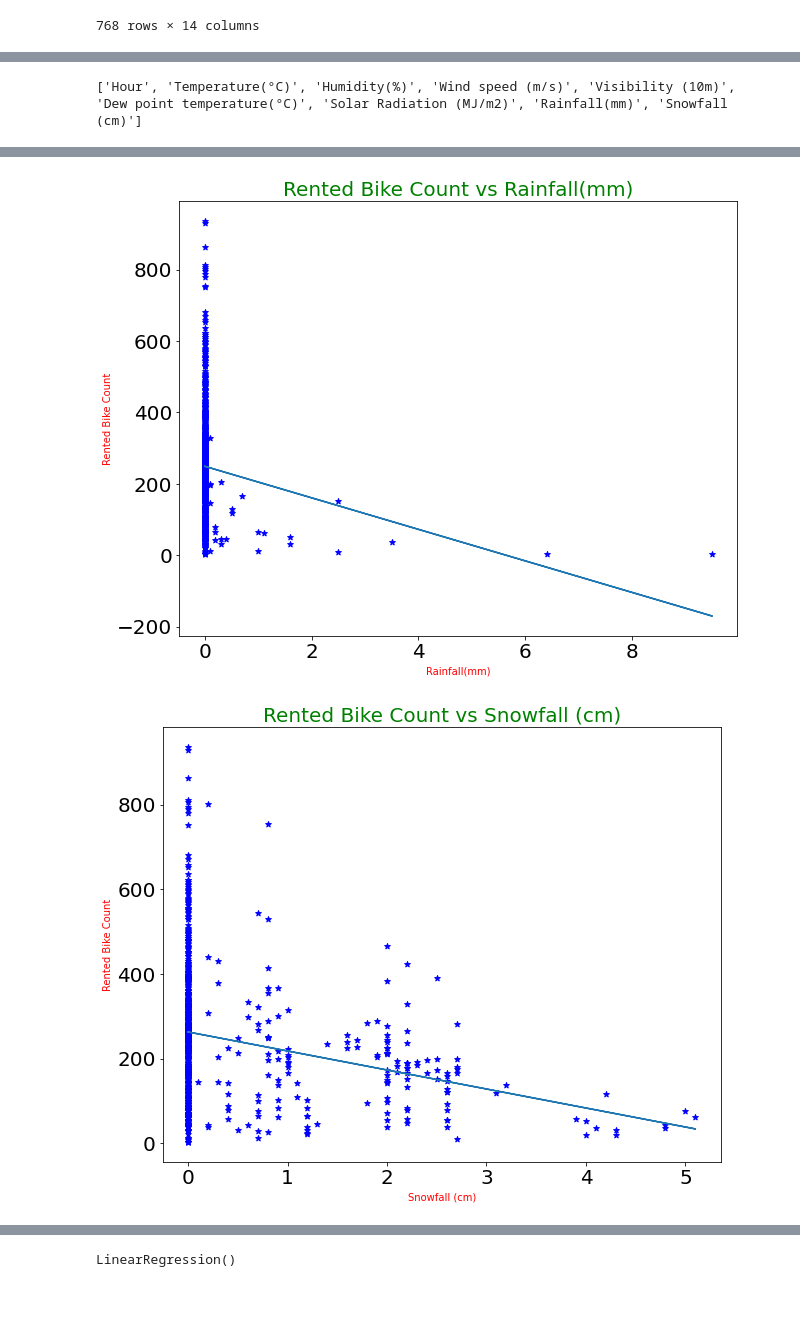
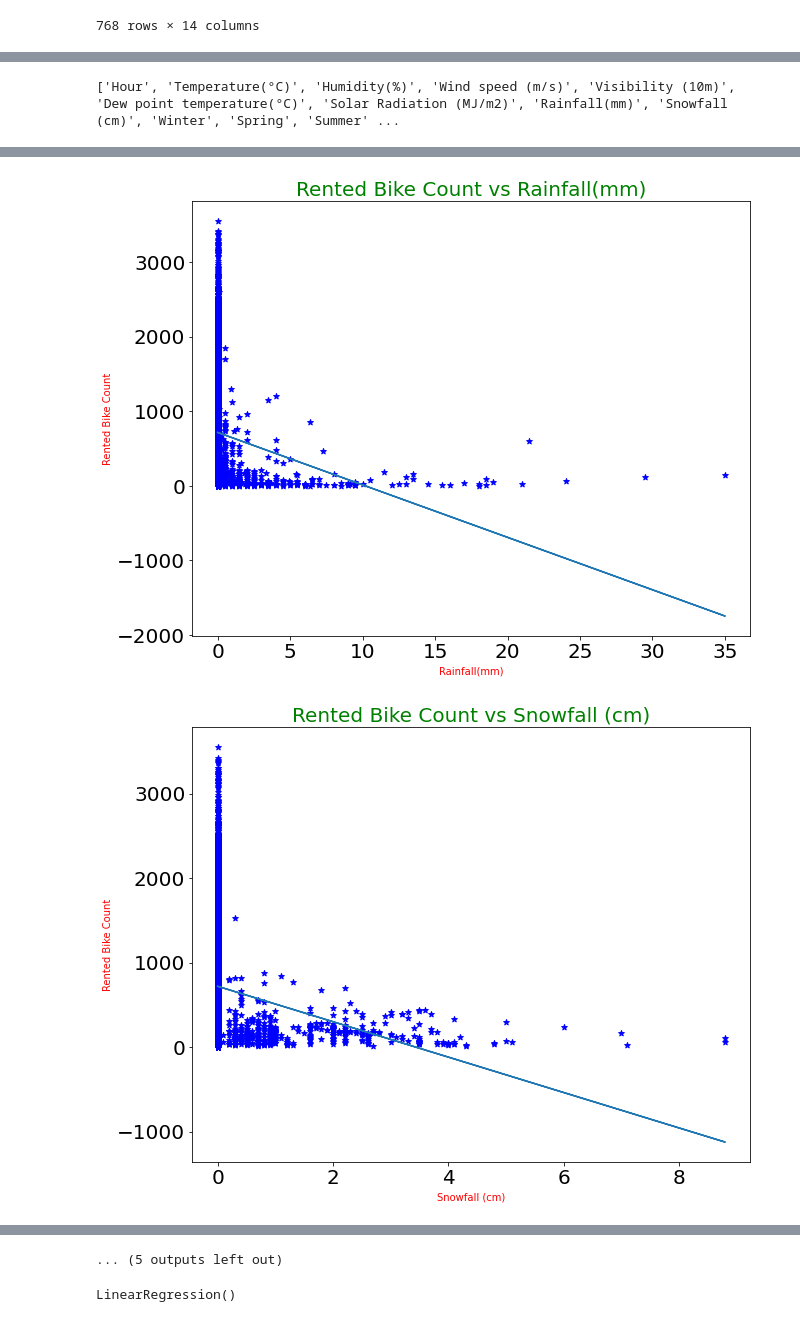
Before and after one commit to khalid-data-aspirant42/Bike-Sharing-Demand-Prediction, a Jupyter notebook: Bike_Sharing_Demand.ipynb, the cells around one changed output, grey strips where cells are left out. Drawn from its saved outputs; the diff is of its cells as text; code cells hidden in the pictures.

```diff
--- a/Bike_Sharing_Demand.ipynb
+++ b/Bike_Sharing_Demand.ipynb
@@ -145,8 +215,8 @@ df_dec_17
 # %%
 # Ploting scatter graph  for dependent and independent variables
 for elem in col_list:
-    x = df_dec_17[elem]
-    y = df_dec_17['Rented Bike Count']
+    x = df1[elem]
+    y = df1['Rented Bike Count']
     plt.scatter(x,y)
     plt.title(f'Rented Bike Count vs {elem}', fontsize=20, color='green')
     plt.ylabel('Rented Bike Count', fontsize=20, color='red')
@@ -168,0 +311,24 @@ for elem in col_list:
+# %%
+df1_pr = df1.copy()
+# %%
+encoders_nums = {"Seasons":{"Winter":0,"Spring":1, "Summer":2, "Autumn":3},
+                 "Holiday":{"Holiday":1,"No Holiday":0},
+                 "Functioning Day":     {"Yes": 1, "No": 0},}
+
+df1_pr = df1_pr.replace(encoders_nums)
+# %%
+# Create dummy variables for the catgeorical variable State
+df1_pr['Winter'] = np.where(df1_pr['Seasons']=='Winter', 1, 0)
+df1_pr['Spring'] = np.where(df1_pr['Seasons']=='Spring', 1, 0)
+df1_pr['Summer'] = np.where(df1_pr['Seasons']=='Summer', 1, 0)
+df1_pr['Autumn'] = np.where(df1_pr['Seasons']=='Winter', 1, 0)
+df1_pr['Holiday'] = np.where(df1_pr['Holiday']=='Holiday', 1, 0)
+df1_pr['No Holiday'] = np.where(df1_pr['Holiday']=='No Holiday', 1, 0)
+df1_pr['Yes'] = np.where(df1_pr['Functioning Day']=='Yes', 1, 0)
+df1_pr['No'] = np.where(df1_pr['Functioning Day']=='No', 1, 0)
+
+
+# Drop the original columns from the dataframe
+df1_pr.drop(columns=['Seasons'],axis=1,inplace=True)
+df1_pr.drop(columns=['Holiday'],axis=1,inplace=True)
+df1_pr.drop(columns=['Functioning Day'],axis=1,inplace=True)
@@ -172,25 +354,25 @@ from sklearn import linear_model
 # %%
 # Extracting essential columns
 col_list = []
-for e in list(df1.columns):
+for e in list(df1_pr.columns):
     col_list.append(e)
-list2 = ['Date','Rented Bike Count', 'Seasons', 'Holiday', 'Functioning Day']
+list2 = ['Date','Rented Bike Count']
 for e in list2:
     col_list.remove(e)
 print(col_list)
 
 for elem in col_list:
-    y = df_dec_17['Rented Bike Count']
+    y = df1_pr['Rented Bike Count']
     reg = linear_model.LinearRegression()
-    reg.fit(df_dec_17[[elem]],y)
+    reg.fit(df1_pr[[elem]],y)
     plt.title(f'Rented Bike Count vs {elem}', fontsize=20, color='green')
     plt.xlabel(elem, color='red')
     plt.ylabel('Rented Bike Count', color='red')
-    plt.scatter(df_dec_17[elem],y, color='blue', marker='*')
-    plt.plot(df_dec_17[elem], reg.predict(df_dec_17[[elem]]))
+    plt.scatter(df1_pr[elem],y, color='blue', marker='*')
+    plt.plot(df1_pr[elem], reg.predict(df1_pr[[elem]]))
     plt.yticks(fontsize=20)
     plt.xticks(fontsize=20)
     plt.rcParams['figure.figsize'] = (10, 8)
     plt.show()
 # %% [output]
-['Hour', 'Temperature(°C)', 'Humidity(%)', 'Wind speed (m/s)', 'Visibility (10m)', 'Dew point temperature(°C)', 'Solar Radiation (MJ/m2)', 'Rainfall(mm)', 'Snowfall (cm)']
+['Hour', 'Temperature(°C)', 'Humidity(%)', 'Wind speed (m/s)', 'Visibility (10m)', 'Dew point temperature(°C)', 'Solar Radiation (MJ/m2)', 'Rainfall(mm)', 'Snowfall (cm)', 'Winter', 'Spring', 'Summer' ...
@@ -204,2 +386,2 @@ for elem in col_list:
-[figure, old version]
+[figure, new version]
-[figure, old version]
+[figure, new version]
@@ -206,2 +390,3 @@ for elem in col_list:
+... (5 outputs left out)
 # %%
 reg = linear_model.LinearRegression()
```
Also changed, not shown: parts of 31 cells of this notebook.
